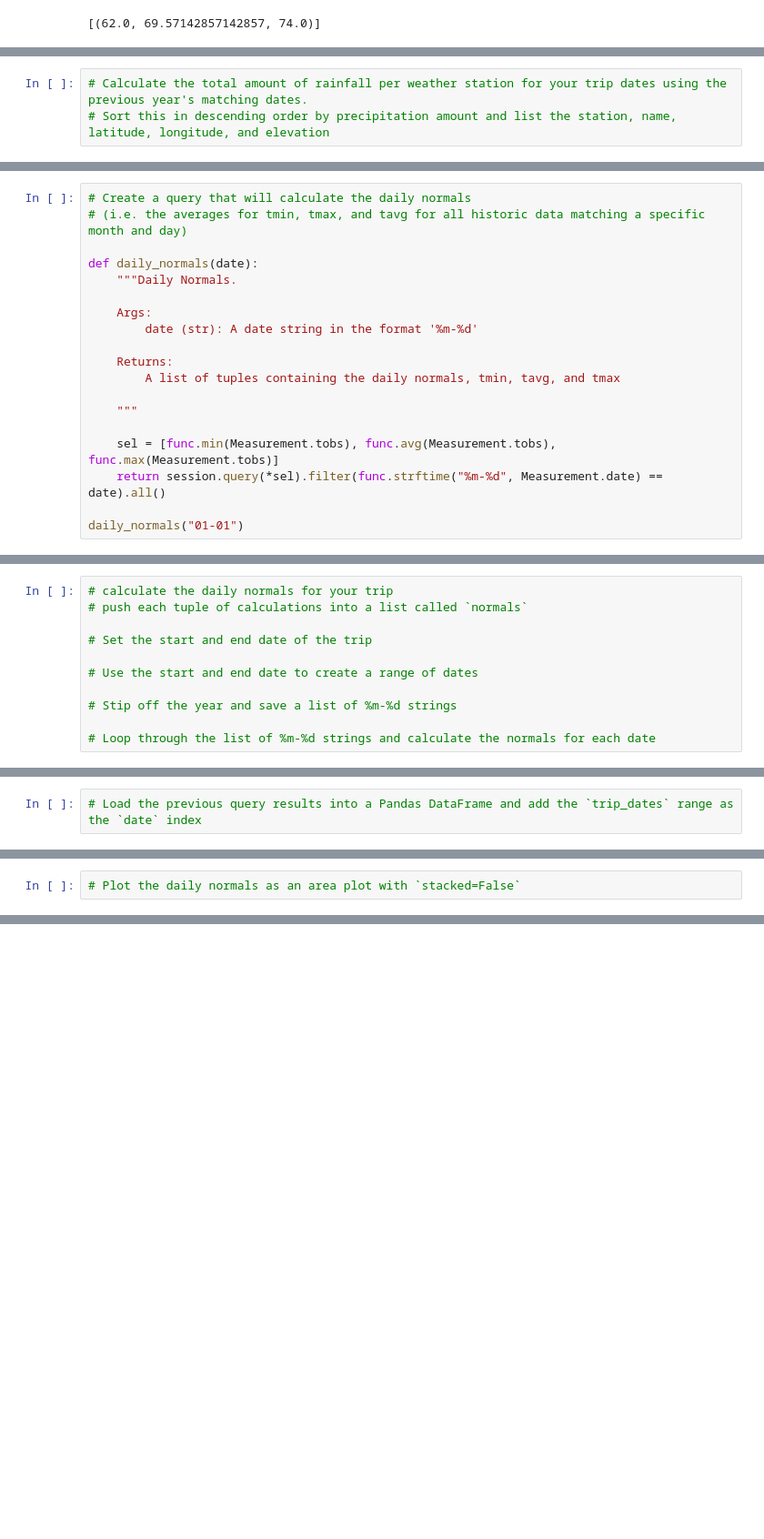
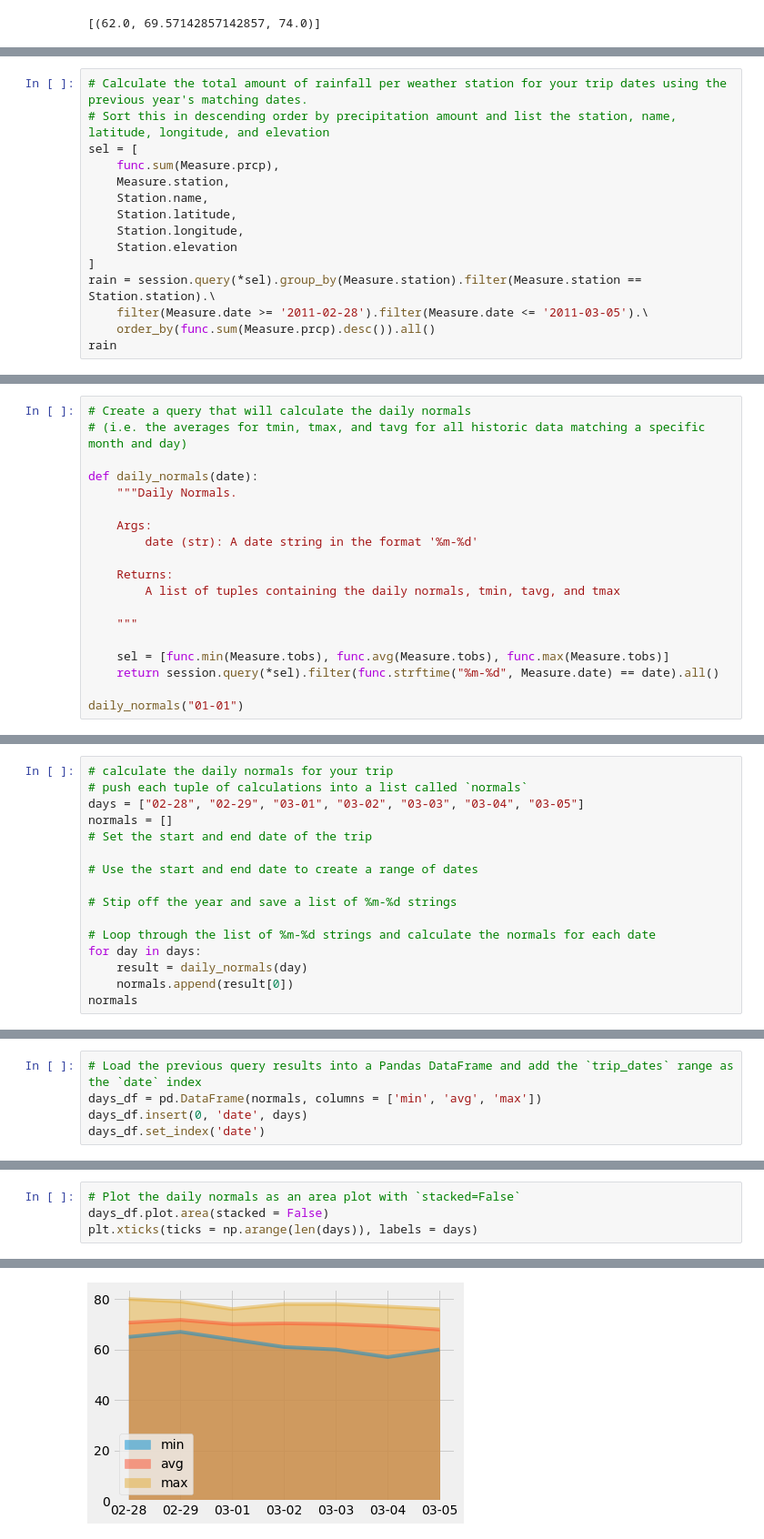
Before and after one commit to Blashford/SQLalchemy-Challenge, a Jupyter notebook: climate_starter.ipynb, the cells around one changed output, grey strips where cells are left out. Shown at 91% size. Saved outputs shown, nothing was run; the diff lists cells and outputs as text; blank space fills up the shorter version.

```diff
--- a/climate_starter.ipynb
+++ b/climate_starter.ipynb
@@ -197,3 +207,15 @@ print(calc_temps('2012-02-28', '2012-03-05'))
 # %%
 # Calculate the total amount of rainfall per weather station for your trip dates using the previous year's matching dates.
 # Sort this in descending order by precipitation amount and list the station, name, latitude, longitude, and elevation
+sel = [
+    func.sum(Measure.prcp),
+    Measure.station,
+    Station.name,
+    Station.latitude,
+    Station.longitude,
+    Station.elevation
+]
+rain = session.query(*sel).group_by(Measure.station).filter(Measure.station == Station.station).\
+    filter(Measure.date >= '2011-02-28').filter(Measure.date <= '2011-03-05').\
+    order_by(func.sum(Measure.prcp).desc()).all()
+rain
@@ -212,7 +252,7 @@ def daily_normals(date):
 
     """
 
-    sel = [func.min(Measurement.tobs), func.avg(Measurement.tobs), func.max(Measurement.tobs)]
-    return session.query(*sel).filter(func.strftime("%m-%d", Measurement.date) == date).all()
+    sel = [func.min(Measure.tobs), func.avg(Measure.tobs), func.max(Measure.tobs)]
+    return session.query(*sel).filter(func.strftime("%m-%d", Measure.date) == date).all()
 
 daily_normals("01-01")
@@ -219,7 +261,8 @@ daily_normals("01-01")
 # %%
 # calculate the daily normals for your trip
 # push each tuple of calculations into a list called `normals`
-
+days = ["02-28", "02-29", "03-01", "03-02", "03-03", "03-04", "03-05"]
+normals = []
 # Set the start and end date of the trip
 
 # Use the start and end date to create a range of dates
@@ -227,3 +270,7 @@ daily_normals("01-01")
 # Stip off the year and save a list of %m-%d strings
 
 # Loop through the list of %m-%d strings and calculate the normals for each date
+for day in days:
+    result = daily_normals(day)
+    normals.append(result[0])
+normals
@@ -230,2 +285,5 @@ daily_normals("01-01")
 # %%
 # Load the previous query results into a Pandas DataFrame and add the `trip_dates` range as the `date` index
+days_df = pd.DataFrame(normals, columns = ['min', 'avg', 'max'])
+days_df.insert(0, 'date', days)
+days_df.set_index('date')
@@ -232,2 +300,5 @@ daily_normals("01-01")
 # %%
 # Plot the daily normals as an area plot with `stacked=False`
+days_df.plot.area(stacked = False)
+plt.xticks(ticks = np.arange(len(days)), labels = days)
+# %% [output]
@@ -233,0 +319 @@ daily_normals("01-01")
+[figure, added]
```
Also changed, not shown: parts of 8 cells of this notebook.
